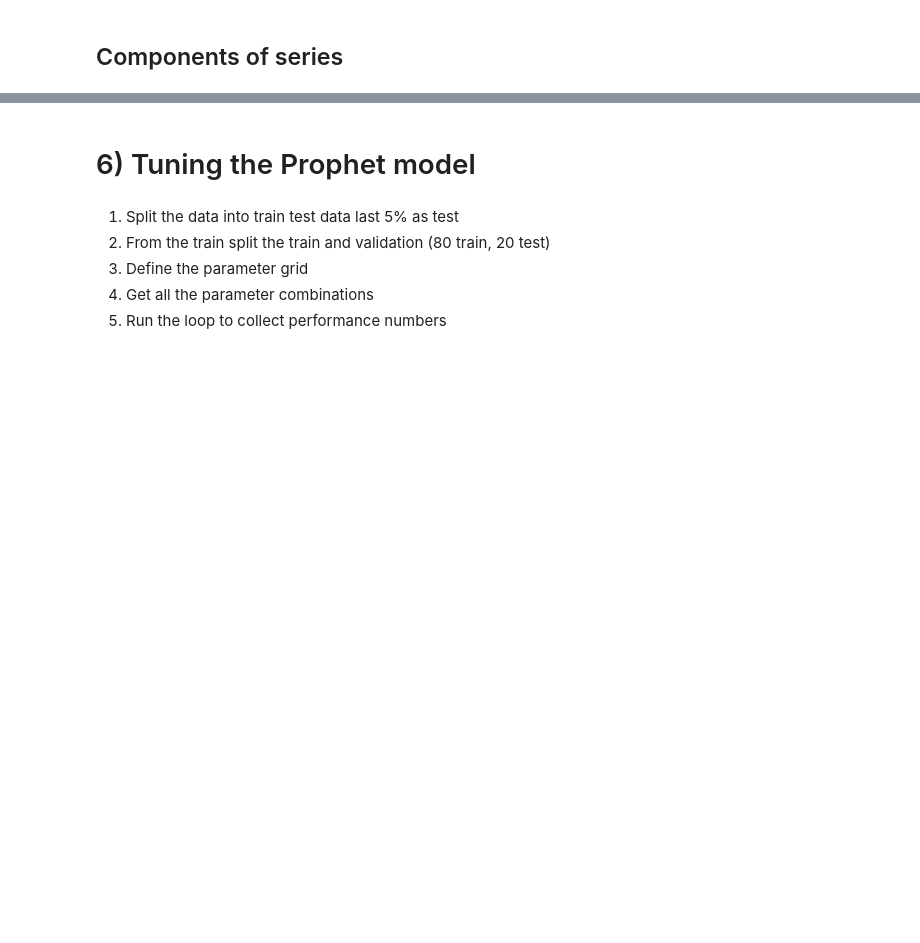
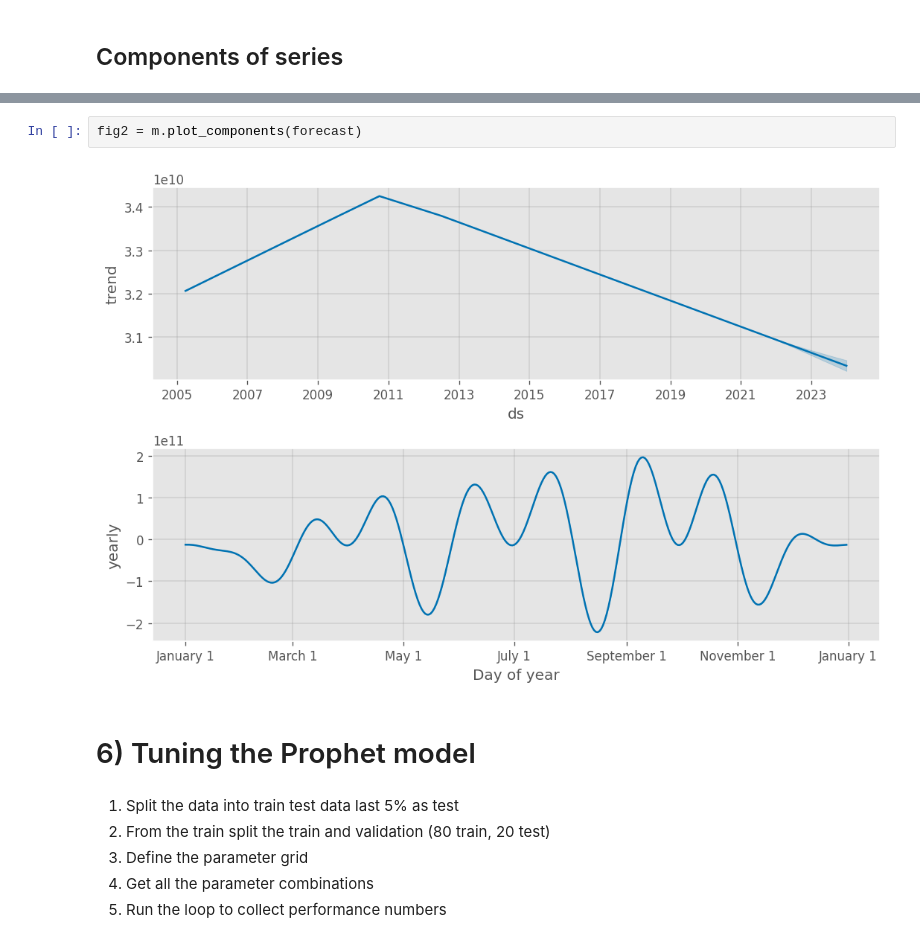
Before and after one commit to binomy/aifm, a Jupyter notebook: MachineLearning/labs/fbprophet.ipynb, the cells around one changed output, grey strips where cells are left out. Cells and saved outputs as stored; diff of their text form; blank space fills up the shorter version.

```diff
--- a/MachineLearning/labs/fbprophet.ipynb
+++ b/MachineLearning/labs/fbprophet.ipynb
@@ -176,3 +180,7 @@ fig=m.plot(forecast)
+# %%
+fig2 = m.plot_components(forecast)
+# %% [output]
+[figure, added]
 # %% [markdown]
 # 6) Tuning the Prophet model
 # %% [markdown]
```
Also changed, not shown: parts of 21 cells of this notebook, 17 other files.
